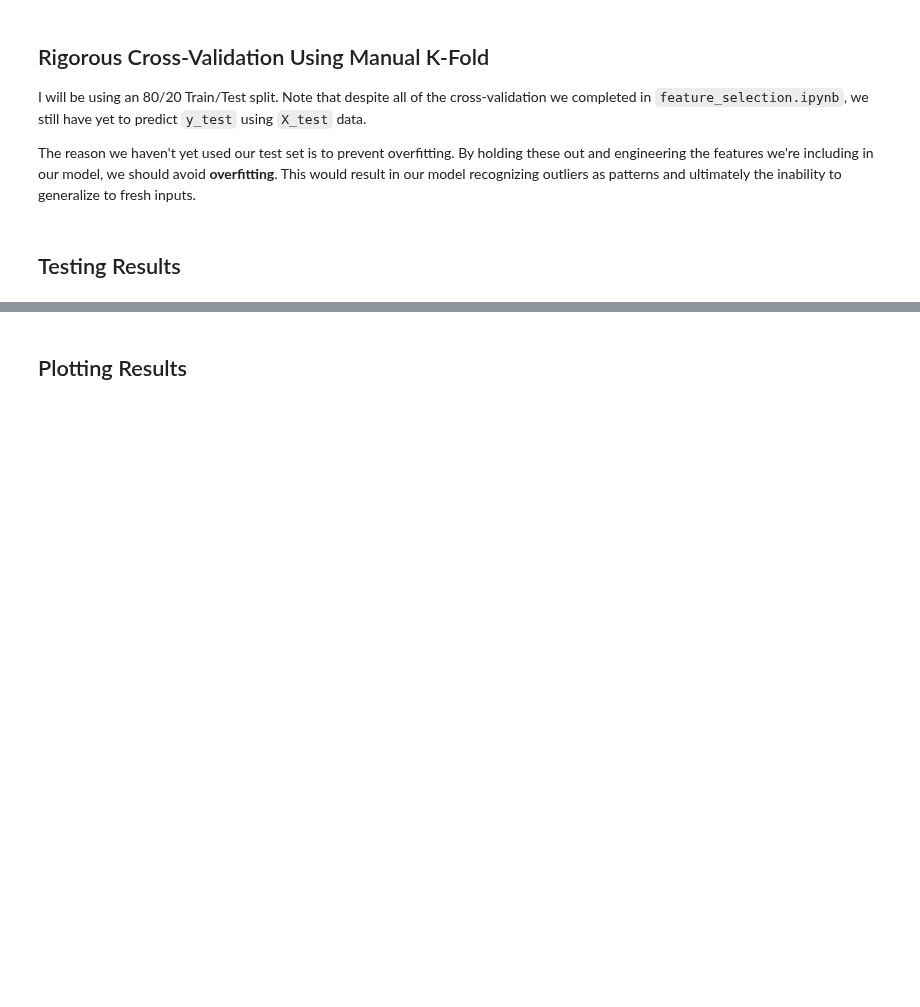
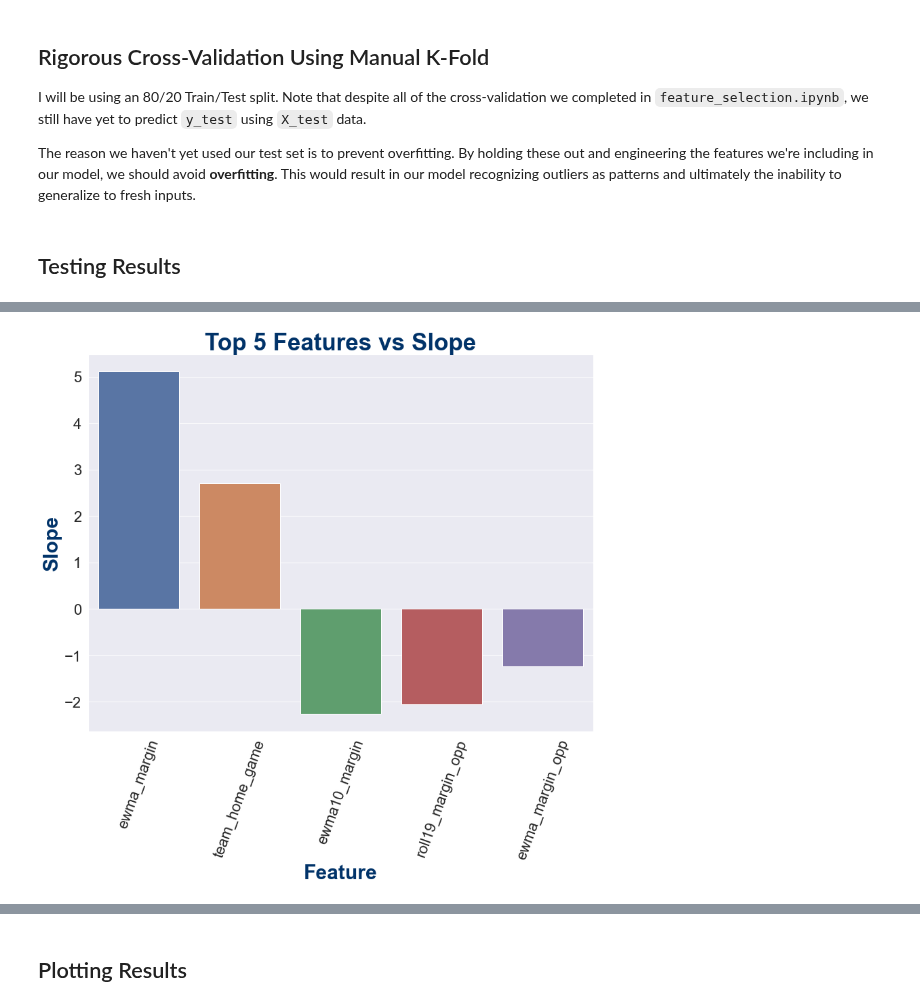
Before and after one commit to edubu2/metis-project2, a Jupyter notebook: code/final_modeling.ipynb, the cells around one changed output, grey strips where cells are left out. Drawn from its saved outputs; the diff is of its cells as text; code cells hidden in the pictures; blank space fills up the shorter version.

```diff
--- a/code/final_modeling.ipynb
+++ b/code/final_modeling.ipynb
@@ -209,0 +240,11 @@ ewma4_margin_opp :  -0.5245631453779568
+# %%
+test_coefs = {}
+for feature, coef in zip(features, model.coef_):
+    test_coefs[feature] = coef
+
+bar_df = pd.DataFrame(features, columns=['feature'])
+bar_df['slope'] = list(model.coef_)
+bar_df['abs_val_slope'] = abs(bar_df.slope)
+bar_df.sort_values('abs_val_slope', ascending=False, inplace=True)
+bar_df = bar_df[['feature', 'slope']]
+bar_df
@@ -209,0 +269,18 @@ ewma4_margin_opp :  -0.5245631453779568
+# %%
+#run entire NB, then re-run this cell.
+sns.set(font_scale=2)
+top_five = bar_df.iloc[0:5]
+
+nfl_red = '#D50A0A'
+nfl_blue = '#013369'
+ax = sns.barplot(x=top_five.feature, y=top_five.slope)
+ax.set_xlabel("Feature", fontsize=30, weight='bold', color=nfl_blue)
+ax.set_ylabel("Slope", fontsize=30, weight='bold', color=nfl_blue)
+ax.set_title("Top 5 Features vs Slope", fontsize=35, weight='bold', color=nfl_blue)
+ax.set_xticklabels(labels=top_five['feature'], rotation=70)
+ax.legend=True
+ax.grid=True
+plt.tight_layout()
+plt.savefig("figures/features_vs_slope.png")
+# %% [output]
+[figure, added]
```
Also changed, not shown: parts of 31 cells of this notebook, 1 other file.
